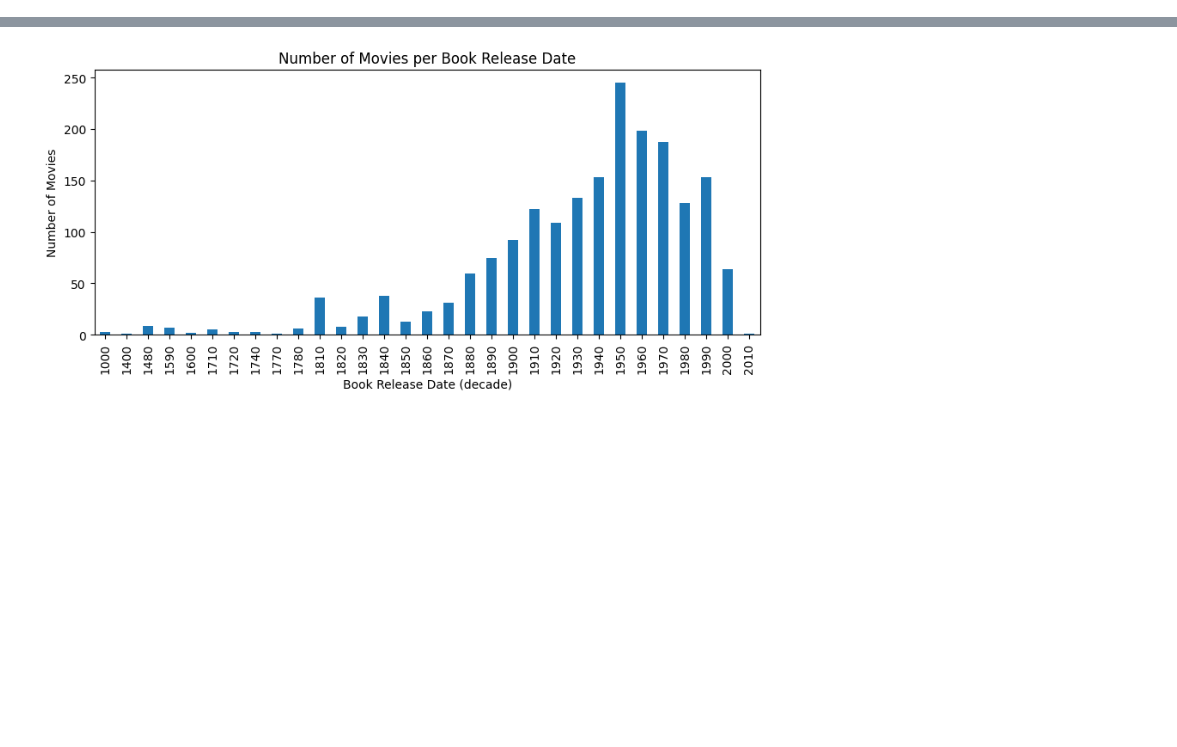
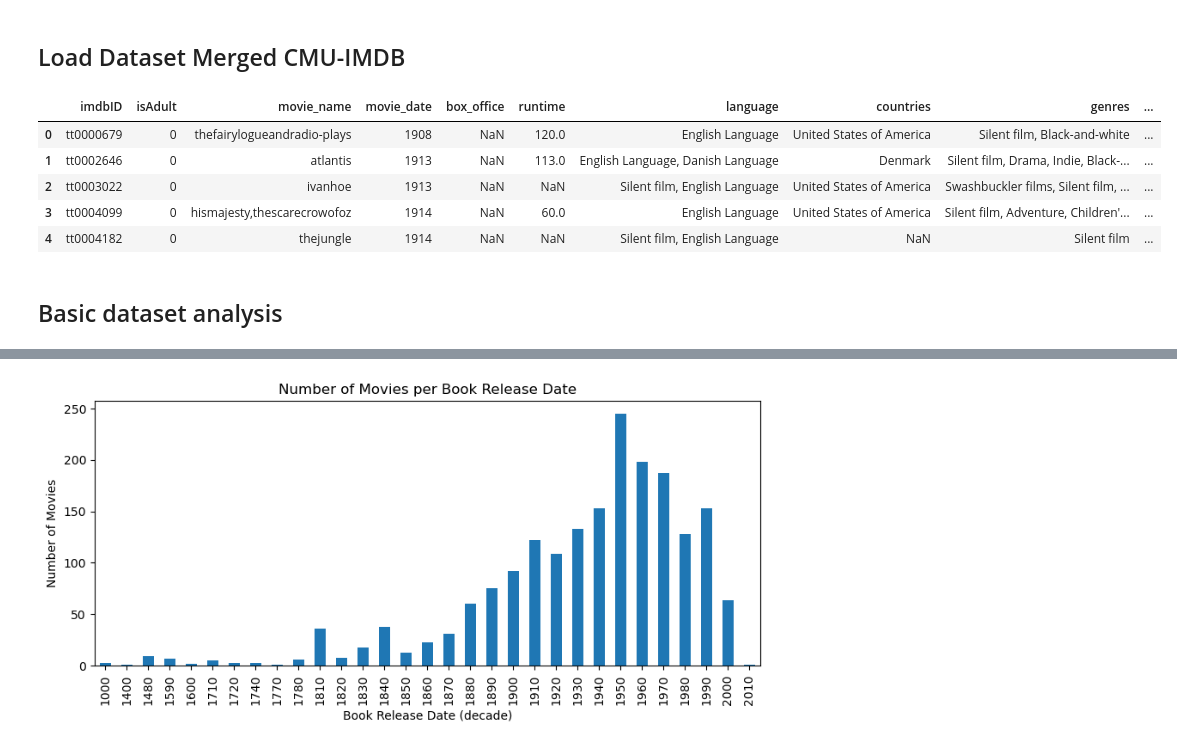
Before and after one commit to epfl-ada/ada-2024-project-padamalgame, a Jupyter notebook: results.ipynb, the cells around one changed output, grey strips where cells are left out. Drawn from its saved outputs; the diff is of its cells as text; code cells hidden in the pictures; blank space fills up the shorter version.

```diff
--- a/results.ipynb
+++ b/results.ipynb
@@ -45,0 +13,15 @@ Index(['imdbID', 'isAdult', 'movie_name', 'movie_date', 'box_office',
+# %% [markdown]
+## Load Dataset Merged CMU-IMDB
+# %%
+# Load the dataset
+df = pd.read_csv('src/merge_imdb.csv')
+df.head()
+# %% [output]
+|  | imdbID | isAdult | movie_name | movie_date | box_office | runtime | language | countries | genres | ... |
+| 0 | tt0000679 | 0 | thefairylogueandradio-plays | 1908 | NaN | 120.0 | English Language | United States of America | Silent film, Black-and-white | ... |
+| 1 | tt0002646 | 0 | atlantis | 1913 | NaN | 113.0 | English Language, Danish Language | Denmark | Silent film, Drama, Indie, Black-... | ... |
+| 2 | tt0003022 | 0 | ivanhoe | 1913 | NaN | NaN | Silent film, English Language | United States of America | Swashbuckler films, Silent film, ... | ... |
+| 3 | tt0004099 | 0 | hismajesty,thescarecrowofoz | 1914 | NaN | 60.0 | English Language | United States of America | Silent film, Adventure, Children'... | ... |
+| 4 | tt0004182 | 0 | thejungle | 1914 | NaN | NaN | Silent film, English Language | NaN | Silent film | ... |
+# %% [markdown]
+## Basic dataset analysis
```
Also changed, not shown: parts of 26 cells of this notebook, 20 other files.
